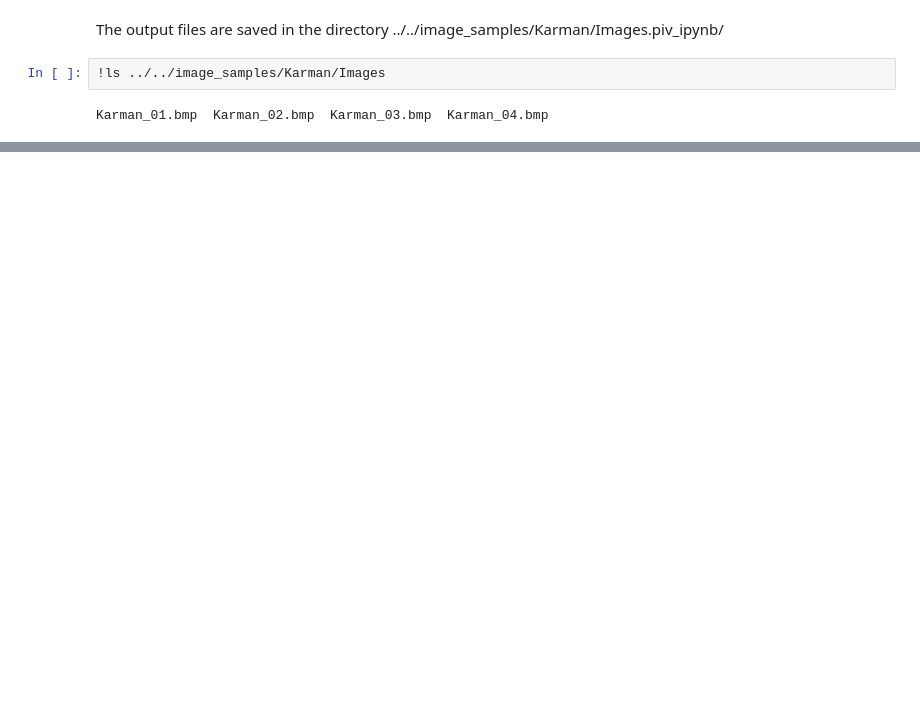
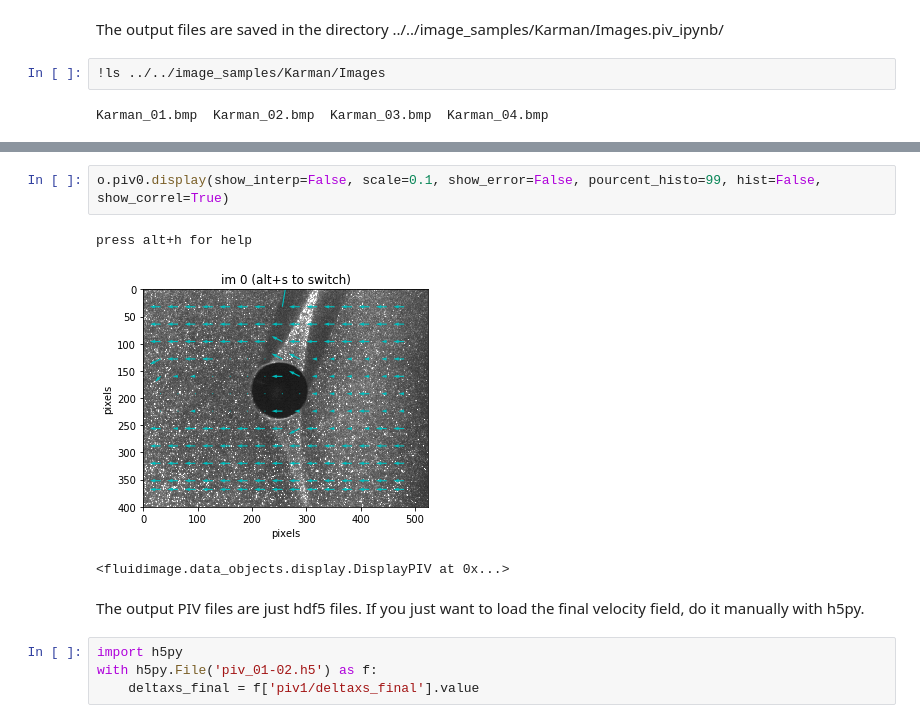
Before and after one commit to fluiddyn/fluidimage, a Jupyter notebook: doc/ipynb/tuto_piv.ipynb, the cells around one changed output, grey strips where cells are left out. Drawn from its saved outputs; the diff is of its cells as text; blank space fills up the shorter version.

```diff
--- a/doc/ipynb/tuto_piv.ipynb
+++ b/doc/ipynb/tuto_piv.ipynb
@@ -133,0 +166,12 @@ log.plot_nb_workers()
+# %%
+o.piv0.display(show_interp=False, scale=0.1, show_error=False, pourcent_histo=99, hist=False, show_correl=True)
+# %% [output]
+press alt+h for help
+[figure, added]
+<fluidimage.data_objects.display.DisplayPIV at 0x...>
+# %% [markdown]
+The output PIV files are just hdf5 files. If you just want to load the final velocity field, do it manually with h5py.
+# %%
+import h5py
+with h5py.File('piv_01-02.h5') as f:
+    deltaxs_final = f['piv1/deltaxs_final'].value
```
Also changed, not shown: parts of 19 cells of this notebook, 6 other files.
